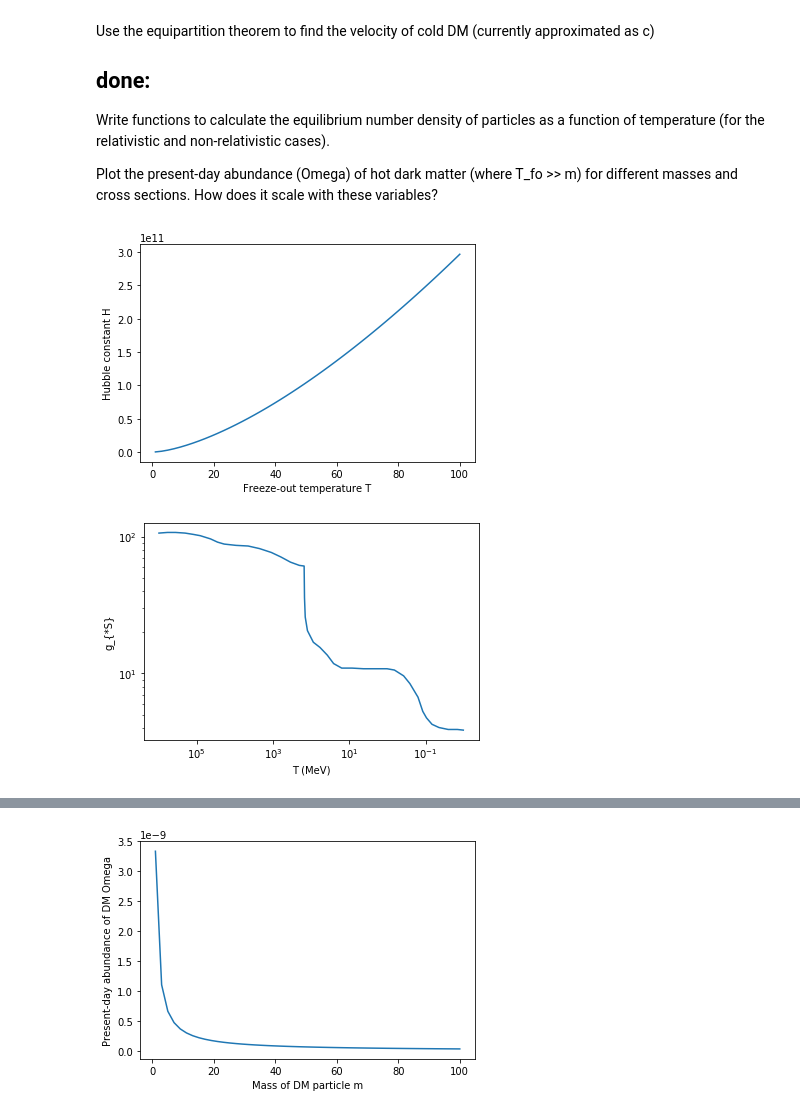
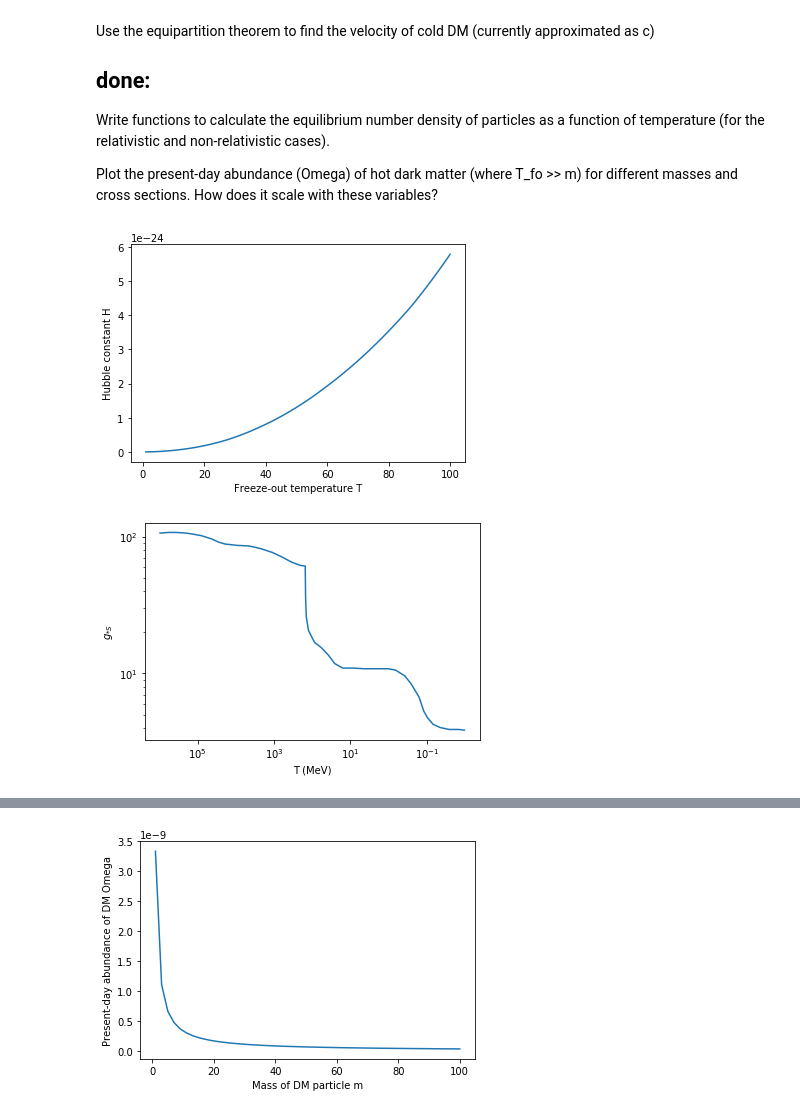
Before and after one commit to adam-coogan/gss19_subhalos, a Jupyter notebook: week_1/anders.ipynb, the cells around one changed output, grey strips where cells are left out. Saved outputs shown, nothing was run; the diff lists cells and outputs as text; code cells hidden in the pictures.

```diff
--- a/week_1/anders.ipynb
+++ b/week_1/anders.ipynb
@@ -33,28 +33,28 @@ Plot the present-day abundance (Omega) of hot dark matter (where T_fo >> m) for
 # %%
 import numpy as np
 import matplotlib.pyplot as plt
 import math
 
 #plot Hubble constant at various temperatures
 T_vect = np.linspace(1,100);
 H_vect = [];
 m = 1;
 sigma = 1;
 for T in T_vect:
-    H_vect.append(H_cold(T,m,sigma));
+    H_vect.append(H(T));
 plt.plot(T_vect,H_vect);
 plt.xlabel("Freeze-out temperature T");
 plt.ylabel("Hubble constant H");
 plt.show();
 # %% [output]
-[figure, old version]
+[figure, new version]
 # %%
 #extract gstar from data
 gstar_data = np.genfromtxt('gstar.csv', delimiter=',')
 plt.plot(gstar_data[:,0],gstar_data[:,1])
 plt.yscale('log')
 plt.xscale('log')
-plt.ylabel('g_{*S}')
+plt.ylabel('$g_{*S}$')
 plt.xlabel('T (MeV)')
 plt.gca().invert_xaxis()
 plt.show()
@@ -62,7 +62,7 @@ plt.show()
 def gstar(T):
     return np.interp(T,gstar_data[:,0], gstar_data[:,1])
 # %% [output]
-[figure, old version]
+[figure, new version]
 # %%
 from scipy.optimize import fsolve
 
```
Also changed, not shown: parts of 4 cells of this notebook.
